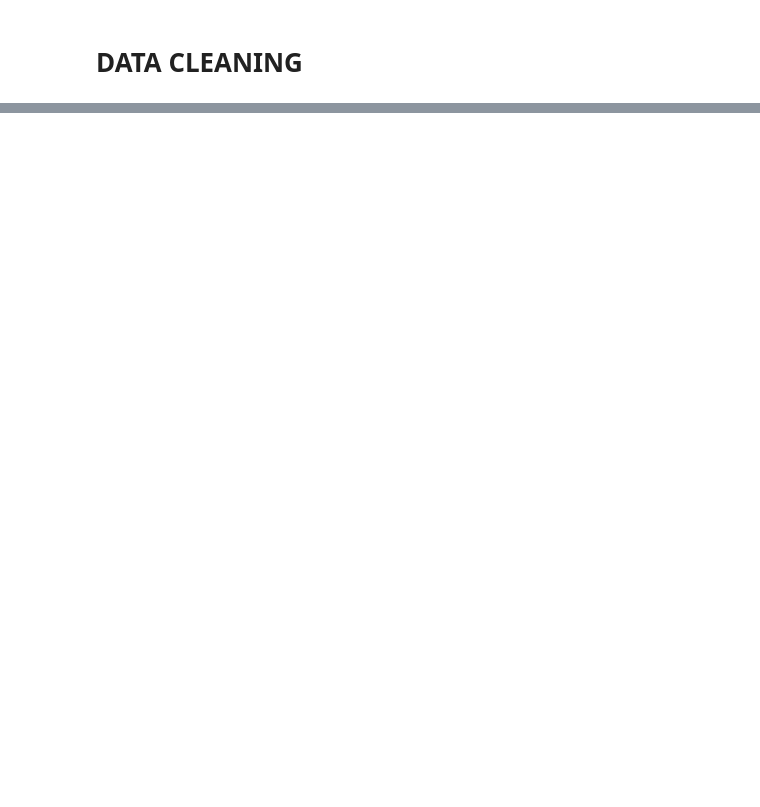
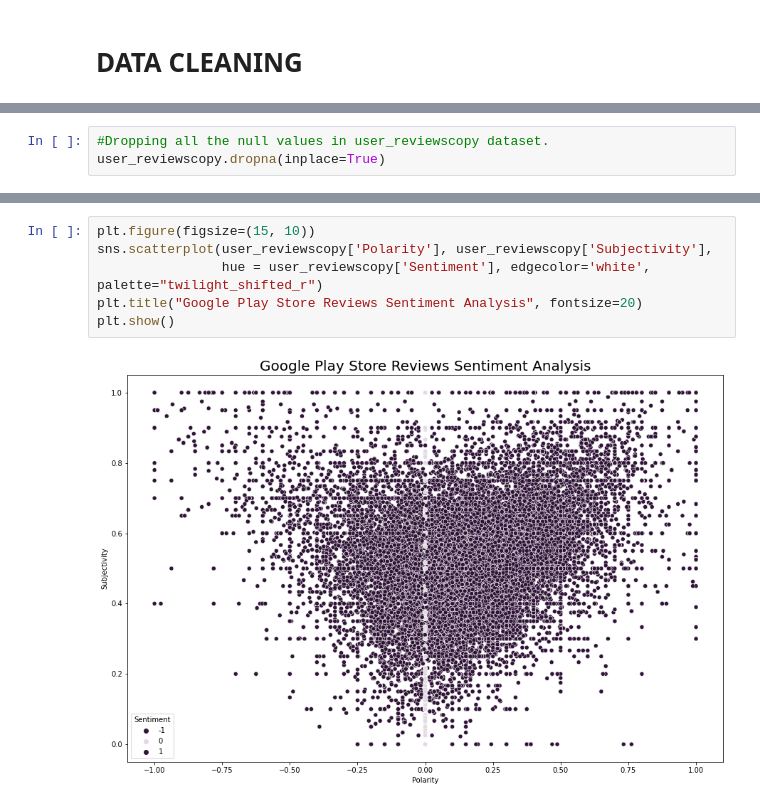
Before and after one commit to 04-purnima/Play-Store-App-Review-Analysis, a Jupyter notebook: Purnima_Rai_user_reviews.ipynb, the cells around one changed output, grey strips where cells are left out. Drawn from its saved outputs; the diff is of its cells as text; blank space fills up the shorter version.

```diff
--- a/Purnima_Rai_user_reviews.ipynb
+++ b/Purnima_Rai_user_reviews.ipynb
@@ -110,0 +88,3 @@ user_reviews.dropna(how='all').shape
+# %%
+#Dropping all the null values in user_reviewscopy dataset.
+user_reviewscopy.dropna(inplace=True)
@@ -133,0 +355,8 @@ dtype: int64
+# %%
+plt.figure(figsize=(15, 10))
+sns.scatterplot(user_reviewscopy['Polarity'], user_reviewscopy['Subjectivity'],
+                hue = user_reviewscopy['Sentiment'], edgecolor='white', palette="twilight_shifted_r")
+plt.title("Google Play Store Reviews Sentiment Analysis", fontsize=20)
+plt.show()
+# %% [output]
+[figure, added]
```
Also changed, not shown: parts of 30 cells of this notebook.
